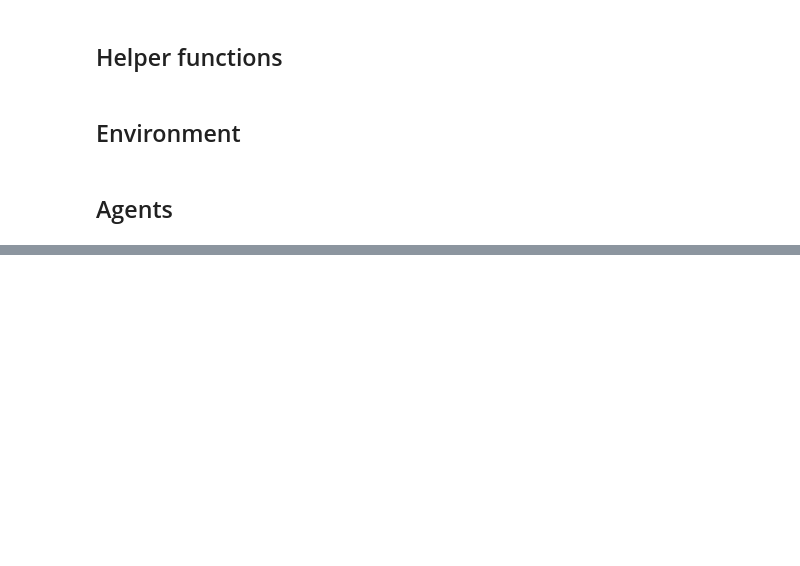
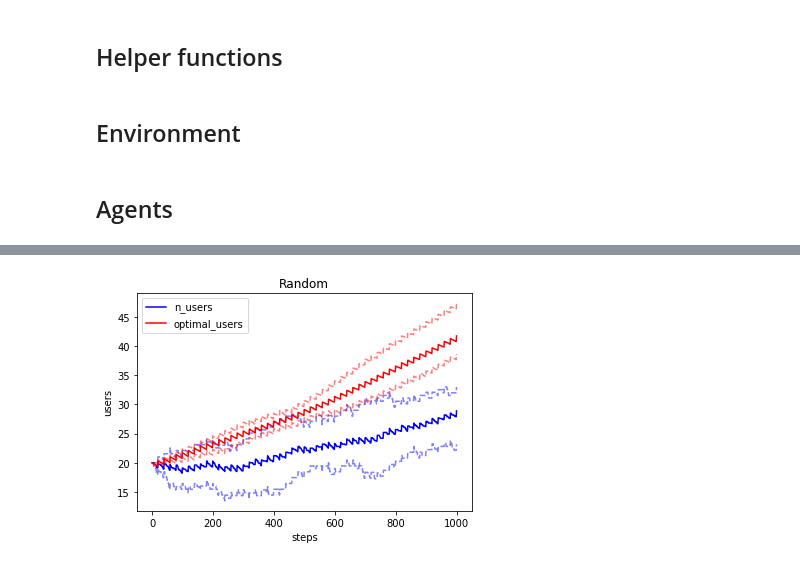
Before and after one commit to yehdihouldanna/netflix-recommender, a Jupyter notebook: netflix.ipynb, the cells around one changed output, grey strips where cells are left out. Cells and saved outputs as stored; diff of their text form; code cells hidden in the pictures; blank space fills up the shorter version.

```diff
--- a/netflix.ipynb
+++ b/netflix.ipynb
@@ -553,0 +690,14 @@ plt.show()
+# %%
+plt.plot(n_usersRandom.mean(axis=0), label='n_users', color='blue')
+plt.plot(np.quantile(n_usersRandom, 0.05, axis=0), color='blue', ls='--', alpha=0.5)
+plt.plot(np.quantile(n_usersRandom, 0.95, axis=0), color='blue', ls='--', alpha=0.5)
+plt.plot(optimal_usersRandom.mean(axis=0), label='optimal_users', color='red')
+plt.plot(np.quantile(optimal_usersRandom, 0.05, axis=0), color='red', ls='--', alpha=0.5)
+plt.plot(np.quantile(optimal_usersRandom, 0.95, axis=0), color='red', ls='--', alpha=0.5)
+plt.xlabel('steps')
+plt.ylabel('users')
+plt.legend()
+plt.title('Random')
+plt.show()
+# %% [output]
+[figure, added]
```
Also changed, not shown: parts of 36 cells of this notebook, 3 other files.
